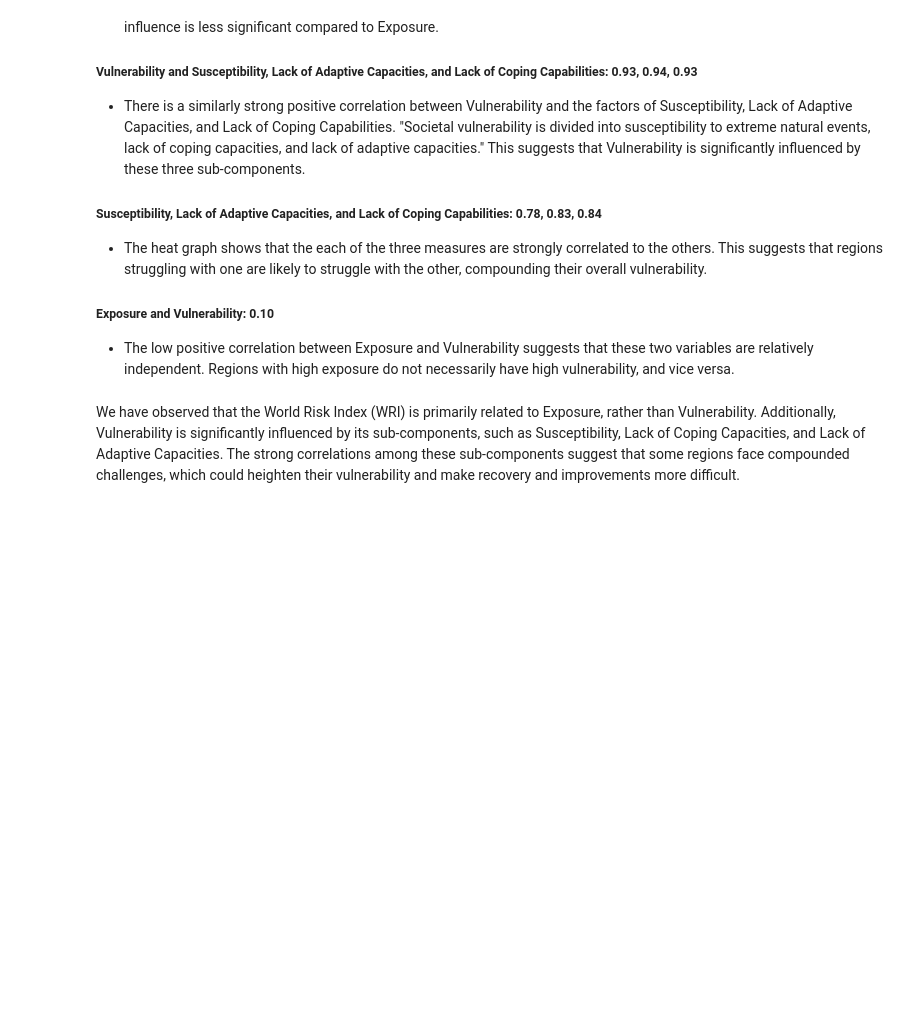
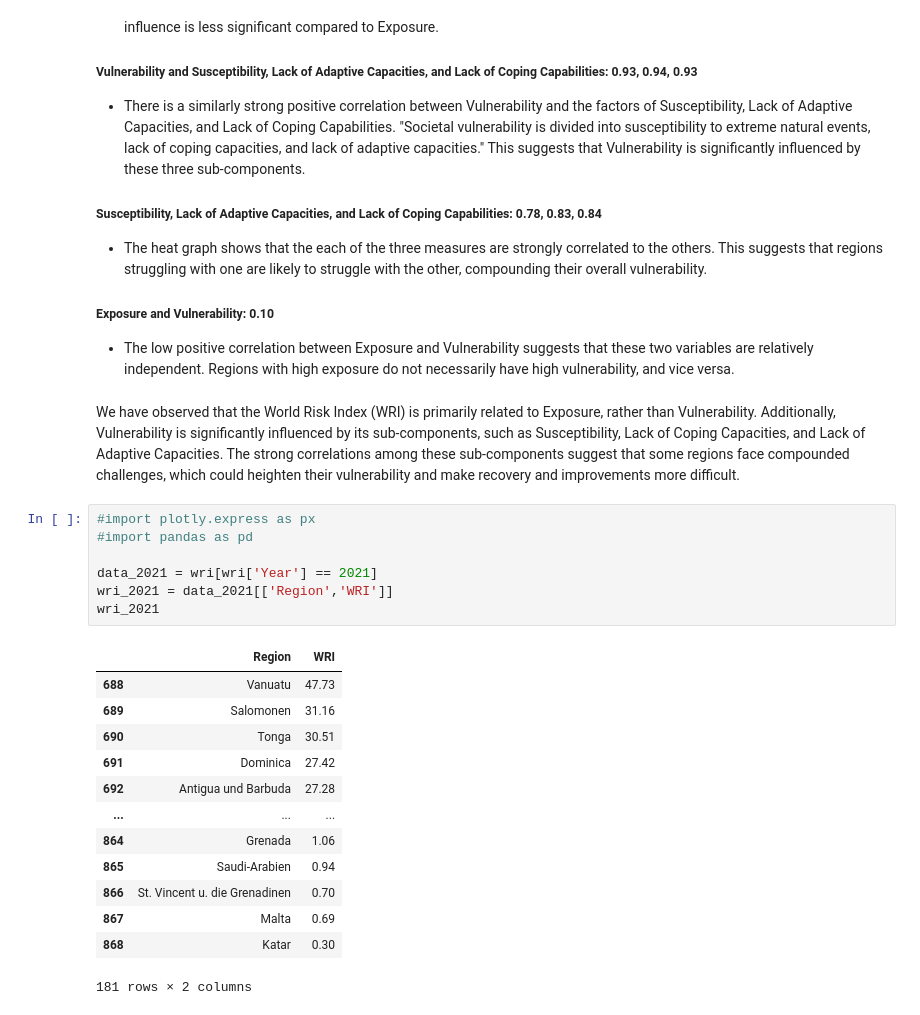
Before and after one commit to Mengz21/World-Disaster-Risk-Analysis, a Jupyter notebook: World Disaster Risk Analysis.ipynb, the cells around one changed output. Drawn from its saved outputs; the diff is of its cells as text; blank space fills up the shorter version.

```diff
--- a/World Disaster Risk Analysis.ipynb
+++ b/World Disaster Risk Analysis.ipynb
@@ -297,3 +299,24 @@ The correlation  heatmap provides a visual representation of the strength and di
 * The low positive correlation between Exposure and Vulnerability suggests that these two variables are relatively independent. Regions with high exposure do not necessarily have high vulnerability, and vice versa.
 # %% [markdown]
 We have observed that the World Risk Index (WRI) is primarily related to Exposure, rather than Vulnerability. Additionally, Vulnerability is significantly influenced by its sub-components, such as Susceptibility, Lack of Coping Capacities, and Lack of Adaptive Capacities. The strong correlations among these sub-components suggest that some regions face compounded challenges, which could heighten their vulnerability and make recovery and improvements more difficult.
+# %%
+#import plotly.express as px
+#import pandas as pd
+
+data_2021 = wri[wri['Year'] == 2021]
+wri_2021 = data_2021[['Region','WRI']]
+wri_2021
+# %% [output]
+|  | Region | WRI |
+| 688 | Vanuatu | 47.73 |
+| 689 | Salomonen | 31.16 |
+| 690 | Tonga | 30.51 |
+| 691 | Dominica | 27.42 |
+| 692 | Antigua und Barbuda | 27.28 |
+| ... | ... | ... |
+| 864 | Grenada | 1.06 |
+| 865 | Saudi-Arabien | 0.94 |
+| 866 | St. Vincent u. die Grenadinen | 0.70 |
+| 867 | Malta | 0.69 |
+| 868 | Katar | 0.30 |
+181 rows × 2 columns
```
Also changed, not shown: parts of 9 cells of this notebook.
